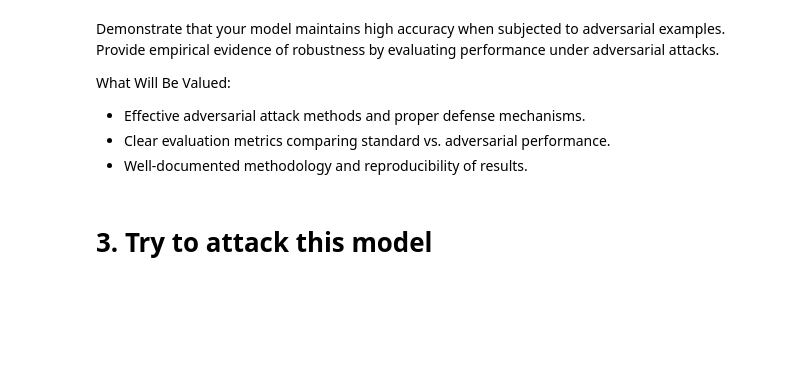
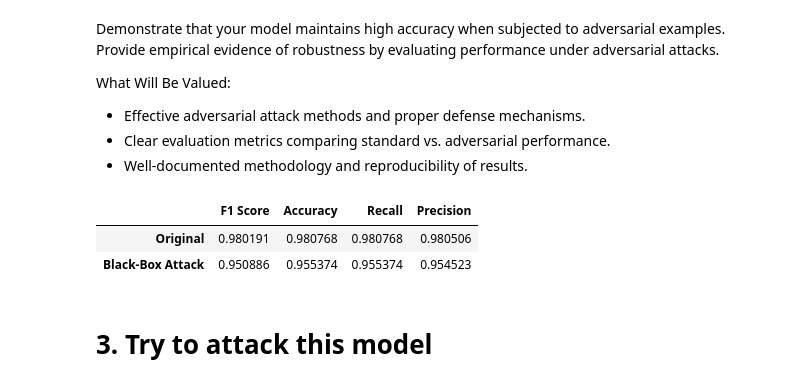
Before and after one commit to Cortijo02/SEGUR, a Jupyter notebook: sypd/template.ipynb, the cells around one changed output. Drawn from its saved outputs; the diff is of its cells as text; code cells hidden in the pictures; blank space fills up the shorter version.

```diff
--- a/sypd/template.ipynb
+++ b/sypd/template.ipynb
@@ -316,3 +414,42 @@ What Will Be Valued:
 - Effective adversarial attack methods and proper defense mechanisms.
 - Clear evaluation metrics comparing standard vs. adversarial performance.
 - Well-documented methodology and reproducibility of results.
+# %%
+from sklearn.metrics import f1_score, accuracy_score, recall_score, precision_score
+
+# Function to calculate metrics
+def calculate_metrics(model, X, y_true):
+    y_pred = model.predict(X)
+    metrics = {
+        'F1 Score': f1_score(y_true, y_pred, average='weighted', zero_division=0),
+        'Accuracy': accuracy_score(y_true, y_pred),
+        'Recall': recall_score(y_true, y_pred, average='weighted', zero_division=0),
+        'Precision': precision_score(y_true, y_pred, average='weighted', zero_division=0)
+    }
+    return metrics
+
+# Calculate metrics for the original model
+original_metrics = calculate_metrics(rf_model, X_test, y_test)
+
+# Perform a black-box attack
+epsilon = 25  # Magnitude of perturbation
+perturbed_samples = X_test.copy().apply(
+    lambda row: black_box_attack(row.to_frame().T, X_test.columns, epsilon).iloc[0], axis=1
+)
+
+# Calculate metrics for the model under attack
+perturbed_predictions = rf_model.predict(perturbed_samples)
+attacked_metrics = {
+    'F1 Score': f1_score(y_test, perturbed_predictions, average='weighted', zero_division=0),
+    'Accuracy': accuracy_score(y_test, perturbed_predictions),
+    'Recall': recall_score(y_test, perturbed_predictions, average='weighted', zero_division=0),
+    'Precision': precision_score(y_test, perturbed_predictions, average='weighted', zero_division=0)
+}
+
+# Save metrics in a DataFrame
+metrics_df = pd.DataFrame([original_metrics, attacked_metrics], index=['Original', 'Black-Box Attack'])
+metrics_df
+# %% [output]
+|  | F1 Score | Accuracy | Recall | Precision |
+| Original | 0.980191 | 0.980768 | 0.980768 | 0.980506 |
+| Black-Box Attack | 0.950886 | 0.955374 | 0.955374 | 0.954523 |
```
Also changed, not shown: parts of 17 cells of this notebook.
